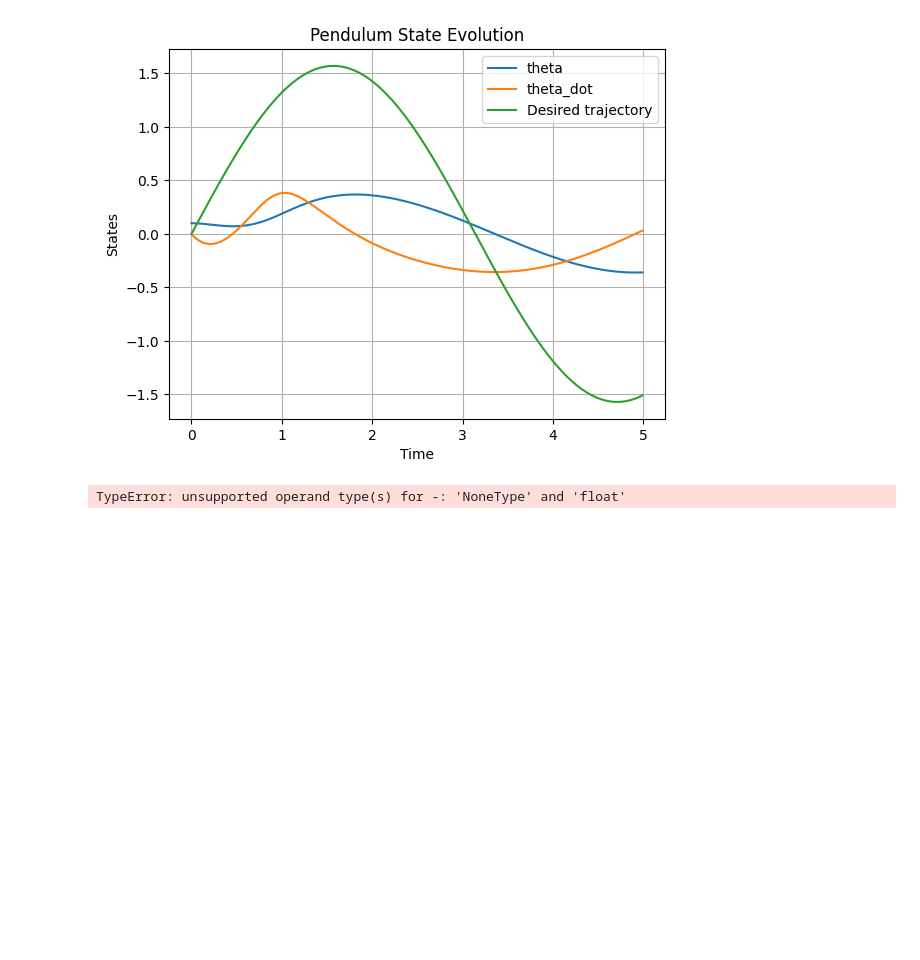
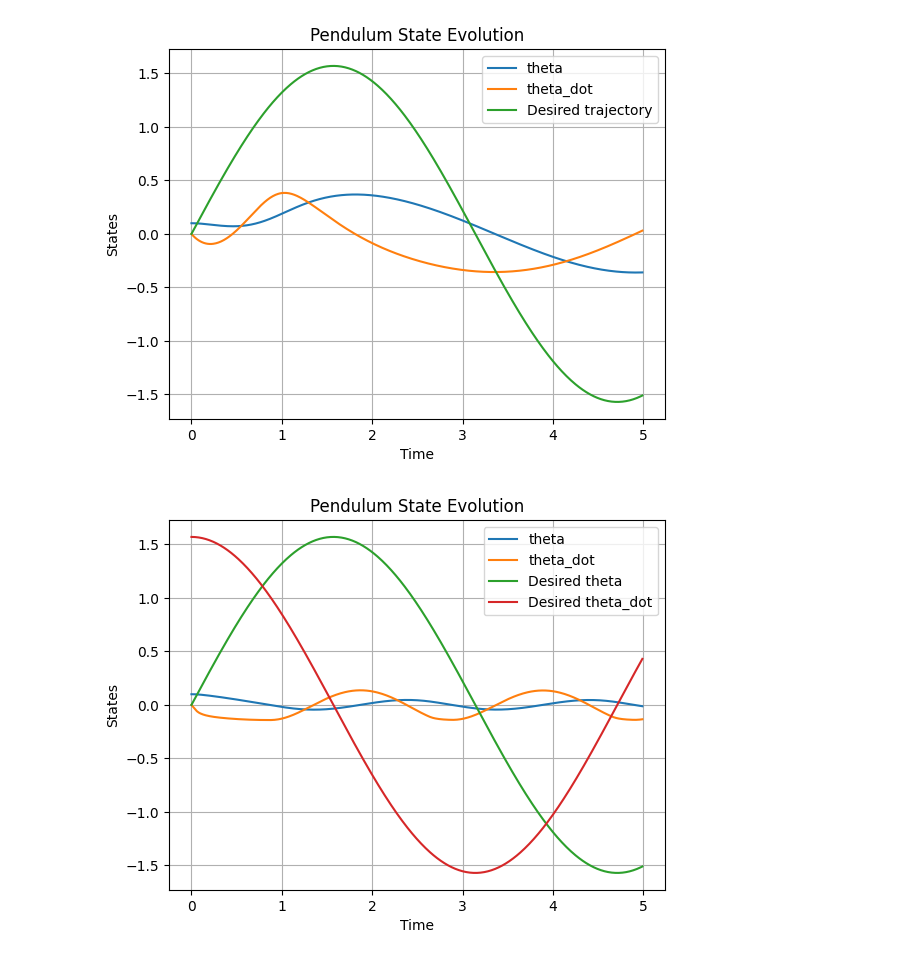
Before and after one commit to arachakonda/CONTROLS, a Jupyter notebook: simple_pendulum/CLF/simple_pendulum_clf.ipynb, the cells around one changed output. Cells and saved outputs as stored; diff of their text form; code cells hidden in the pictures; blank space fills up the shorter version.

```diff
--- a/simple_pendulum/CLF/simple_pendulum_clf.ipynb
+++ b/simple_pendulum/CLF/simple_pendulum_clf.ipynb
@@ -217,12 +217,22 @@ def control_pendulum(x, t):
     theta_desired, theta_dot_desired, theta_double_dot_desired = desired_trajectory(t)
 
     # Control laws
-    zeta = theta_double_dot_desired
+    error_theta = theta_desired-x[0]
+    error_theta_dot = theta_dot_desired-x[1]
+    k_p = 100
+    k_d = 10
+    u_ref = theta_double_dot_desired - k_p*error_theta - k_d*error_theta_dot
     p = 1
+    delta = 0.1
+
+    # # Optimization problem
+    # objective = cp.Minimize((cp.square(u-u_ref)+p*cp.square(delta)))
+
+    u_desired = -clf_dot
 
     # Optimization problem
-    objective = cp.Minimize((1/2) * cp.square(u-zeta))
-    constraints = [clf_dot + lam*clf_<=0,u<=100, u>=-100]  # Control constraints
+    objective = cp.Minimize(cp.square(u - u_desired)+cp.square(delta))
+    constraints = [clf_dot + lam*clf_<=delta,u<=10000, u>=-10000]  # Control constraints
 
     prob = cp.Problem(objective, constraints)
     prob.solve()
@@ -230,31 +240,31 @@ def control_pendulum(x, t):
     if prob.status == cp.OPTIMAL:
         return u.value
     else:
         return 0
 
 # Simulation parameters
 x0 = np.array([0.1, 0.0])  # Initial state
 dt = 0.01  # Time step
 T = 5.0  # Total simulation time
 
 # Simulate and control the pendulum
 t, x = simulate_pendulum(x0, control_pendulum, dt, T)
 
 # Desired trajectories
 theta_desired, theta_dot_desired, theta_double_dot_desired = desired_trajectory(t)
 
 
 # Plot the results
 plt.figure()
 plt.plot(t, x[:, 0], label='theta')
 plt.plot(t, x[:, 1], label='theta_dot')
 plt.plot(t, theta_desired, label='Desired theta')
 plt.plot(t, theta_dot_desired, label='Desired theta_dot')
 plt.xlabel('Time')
 plt.ylabel('States')
 plt.legend()
 plt.title('Pendulum State Evolution')
 plt.grid(True)
 plt.show()
 # %% [output]
-TypeError: unsupported operand type(s) for -: 'NoneType' and 'float'
+[figure, added]
```
Also changed, not shown: parts of 1 cell of this notebook, 1 other file.
